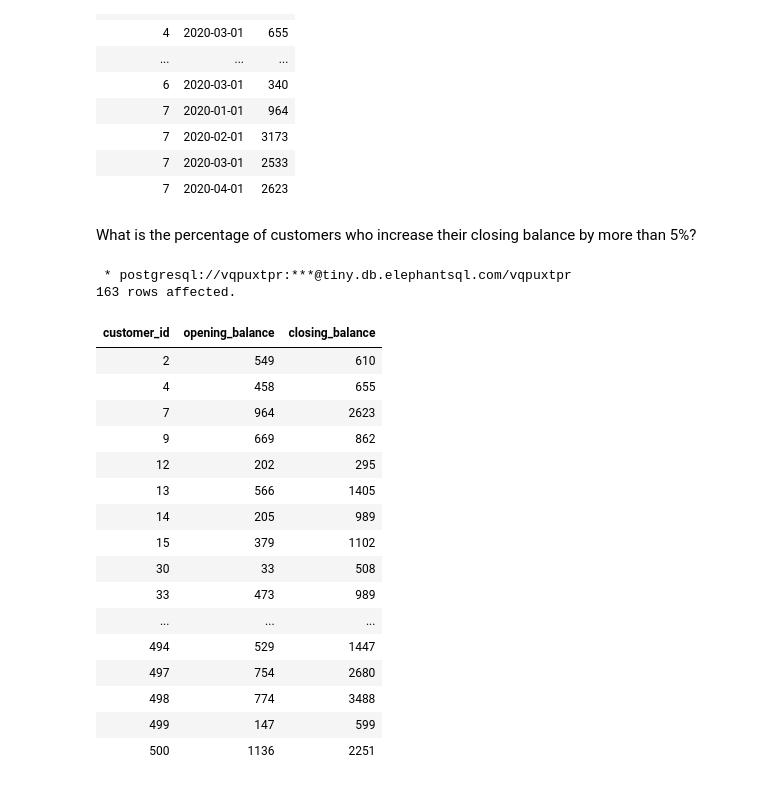
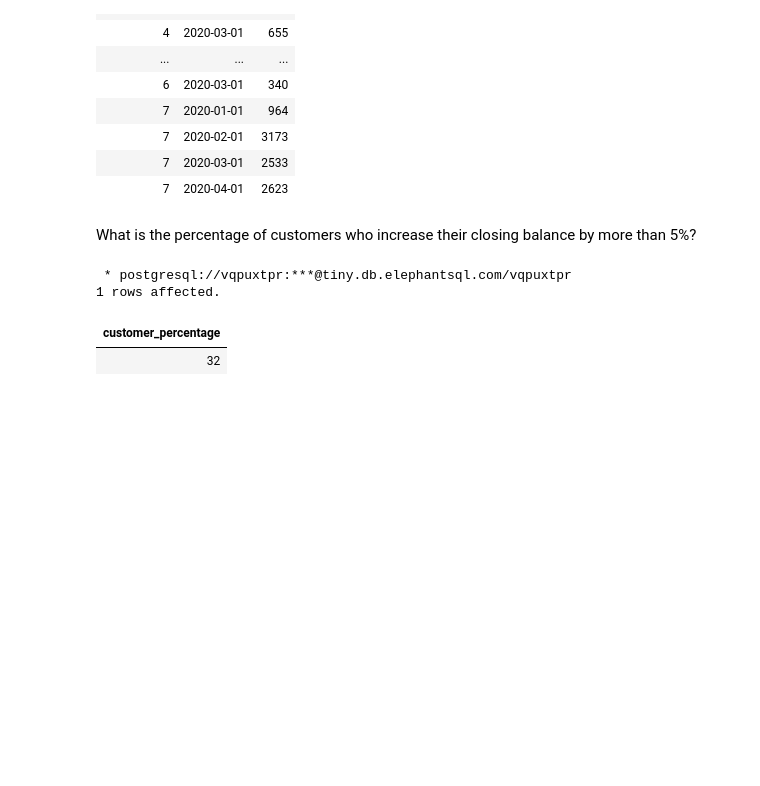
Before and after one commit to ishank296/8weekssqlchallenge, a Jupyter notebook: case_study_04.ipynb, the cells around one changed output. Saved outputs shown, nothing was run; the diff lists cells and outputs as text; code cells hidden in the pictures; blank space fills up the shorter version.

```diff
--- a/case_study_04.ipynb
+++ b/case_study_04.ipynb
@@ -1796,45 +1796,31 @@ What is the percentage of customers who increase their closing balance by more t
 # %%
 %%sql
 with customer_balance as (
 select customer_id,
        sum(case when txn_type = 'deposit' then txn_amount
                 else -1*txn_amount end) over(partition by customer_id
                                              order by txn_date
                                              ) balance,
        txn_date,
        row_number() over(partition by customer_id order by txn_date) as account_open,
        row_number() over(partition by customer_id order by txn_date desc) as account_close
 from customer_transactions
 ),
 customer_opening_balance as (
 select * from customer_balance where account_open = 1
 ),
 customer_closing_balance as (
   select * from customer_balance where account_close = 1
 )
-select a.customer_id,
-       a.balance as opening_balance,
-       b.balance as closing_balance
+ select count(1) * 100/(select count(1) from customer_opening_balance) as customer_percentage
+        --a.customer_id,
+       --a.balance as opening_balance,
+       --b.balance as closing_balance
 from customer_opening_balance a inner join
      customer_closing_balance b on a.customer_id = b.customer_id
 where b.balance > (a.balance * 1.05)
 # %% [output]
  * postgresql://vqpuxtpr:***@tiny.db.elephantsql.com/vqpuxtpr
-163 rows affected.
+1 rows affected.
-| customer_id | opening_balance | closing_balance |
-| 2 | 549 | 610 |
-| 4 | 458 | 655 |
-| 7 | 964 | 2623 |
-| 9 | 669 | 862 |
-| 12 | 202 | 295 |
-| 13 | 566 | 1405 |
-| 14 | 205 | 989 |
-| 15 | 379 | 1102 |
-| 30 | 33 | 508 |
-| 33 | 473 | 989 |
-| ... | ... | ... |
-| 494 | 529 | 1447 |
-| 497 | 754 | 2680 |
-| 498 | 774 | 3488 |
-| 499 | 147 | 599 |
-| 500 | 1136 | 2251 |
+| customer_percentage |
+| 32 |
```
